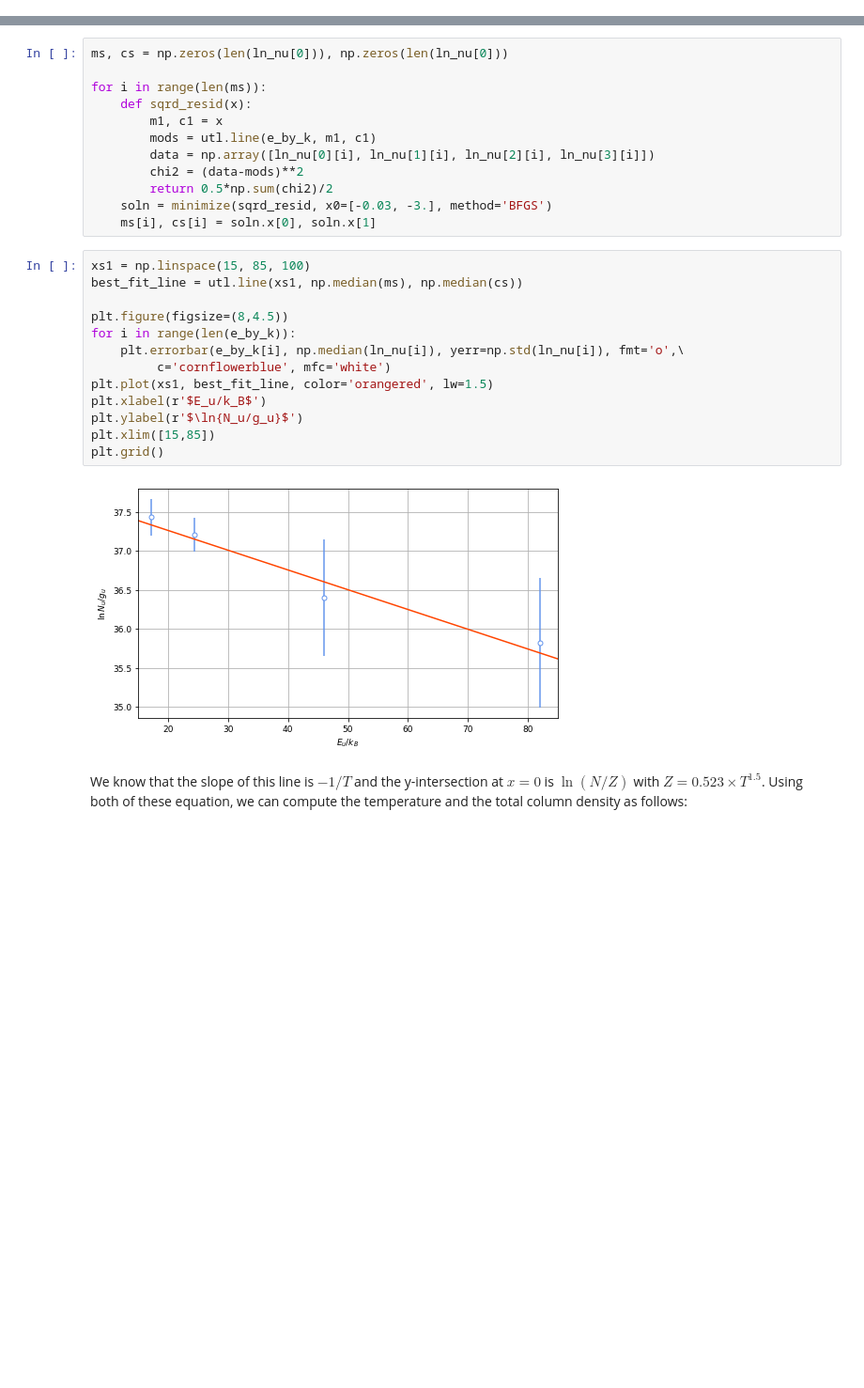
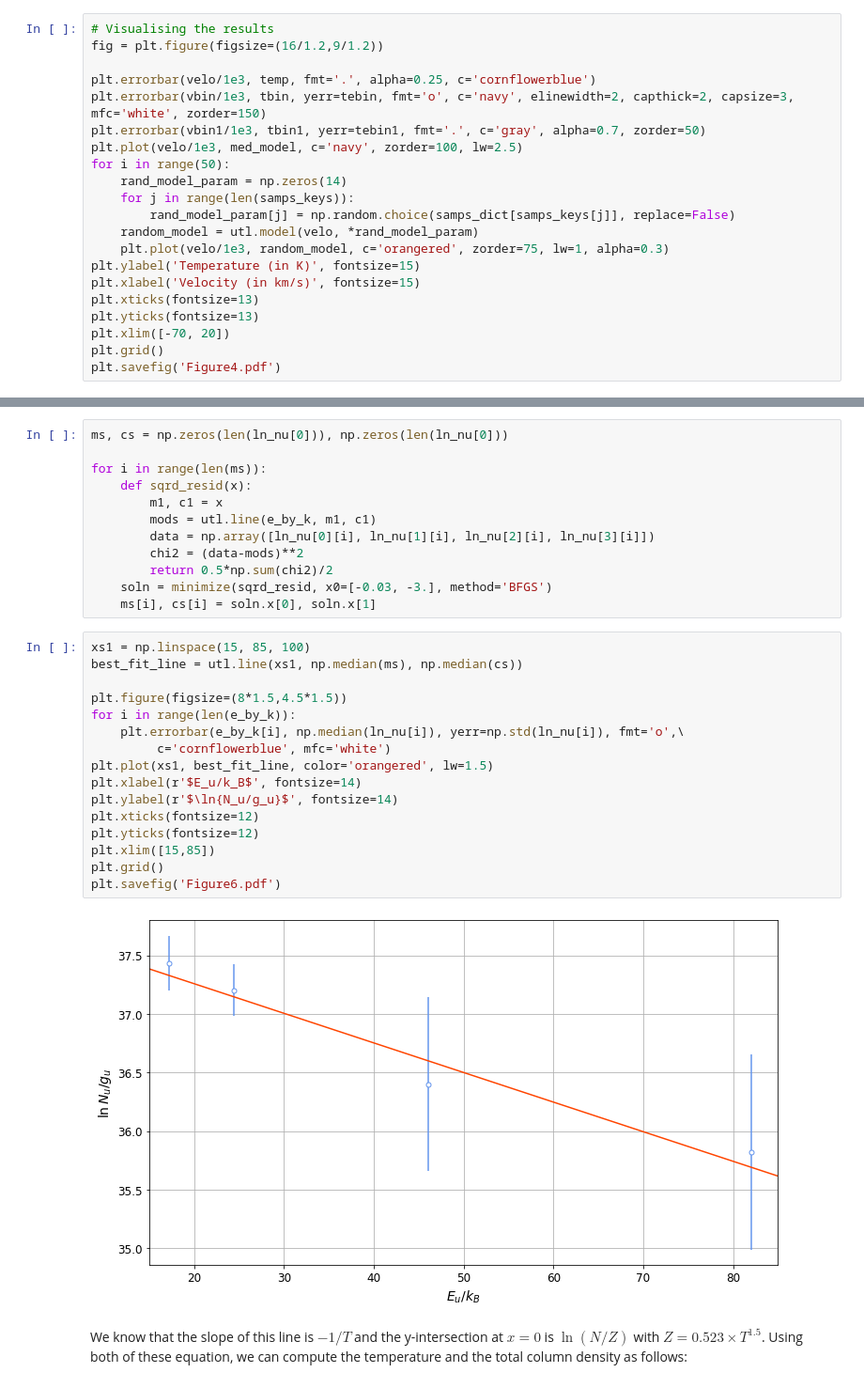
Before and after one commit to Jayshil/xs-oso, a Jupyter notebook: W3/W3_1.ipynb, the cells around one changed output, grey strips where cells are left out. Shown at 94% size. Cells and saved outputs as stored; diff of their text form; blank space fills up the shorter version.

```diff
--- a/W3/W3_1.ipynb
+++ b/W3/W3_1.ipynb
@@ -80,3 +80,24 @@ ax2.set_xlim([-60, 30])
 # %% [output]
 (-60.0, 30.0)
 [figure]
+# %%
+# Visualising the results
+fig = plt.figure(figsize=(16/1.2,9/1.2))
+
+plt.errorbar(velo/1e3, temp, fmt='.', alpha=0.25, c='cornflowerblue')
+plt.errorbar(vbin/1e3, tbin, yerr=tebin, fmt='o', c='navy', elinewidth=2, capthick=2, capsize=3, mfc='white', zorder=150)
+plt.errorbar(vbin1/1e3, tbin1, yerr=tebin1, fmt='.', c='gray', alpha=0.7, zorder=50)
+plt.plot(velo/1e3, med_model, c='navy', zorder=100, lw=2.5)
+for i in range(50):
+    rand_model_param = np.zeros(14)
+    for j in range(len(samps_keys)):
+        rand_model_param[j] = np.random.choice(samps_dict[samps_keys[j]], replace=False)
+    random_model = utl.model(velo, *rand_model_param)
+    plt.plot(velo/1e3, random_model, c='orangered', zorder=75, lw=1, alpha=0.3)
+plt.ylabel('Temperature (in K)', fontsize=15)
+plt.xlabel('Velocity (in km/s)', fontsize=15)
+plt.xticks(fontsize=13)
+plt.yticks(fontsize=13)
+plt.xlim([-70, 20])
+plt.grid()
+plt.savefig('Figure4.pdf')
@@ -201,18 +224,21 @@ for i in range(len(ms)):
 # %%
 xs1 = np.linspace(15, 85, 100)
 best_fit_line = utl.line(xs1, np.median(ms), np.median(cs))
 
-plt.figure(figsize=(8,4.5))
+plt.figure(figsize=(8*1.5,4.5*1.5))
 for i in range(len(e_by_k)):
     plt.errorbar(e_by_k[i], np.median(ln_nu[i]), yerr=np.std(ln_nu[i]), fmt='o',\
          c='cornflowerblue', mfc='white')
 plt.plot(xs1, best_fit_line, color='orangered', lw=1.5)
-plt.xlabel(r'$E_u/k_B$')
-plt.ylabel(r'$\ln{N_u/g_u}$')
+plt.xlabel(r'$E_u/k_B$', fontsize=14)
+plt.ylabel(r'$\ln{N_u/g_u}$', fontsize=14)
+plt.xticks(fontsize=12)
+plt.yticks(fontsize=12)
 plt.xlim([15,85])
 plt.grid()
+plt.savefig('Figure6.pdf')
 # %% [output]
-[figure, old version]
+[figure, new version]
 # %% [markdown]
 We know that the slope of this line is $-1/T$ and the y-intersection at $x=0$ is $\ln(N/Z)$ with $Z = 0.523 \times T^{1.5}$. Using both of these equation, we can compute the temperature and the total column density as follows:
 # %%
```
Also changed, not shown: parts of 1 cell of this notebook, 4 other files.
